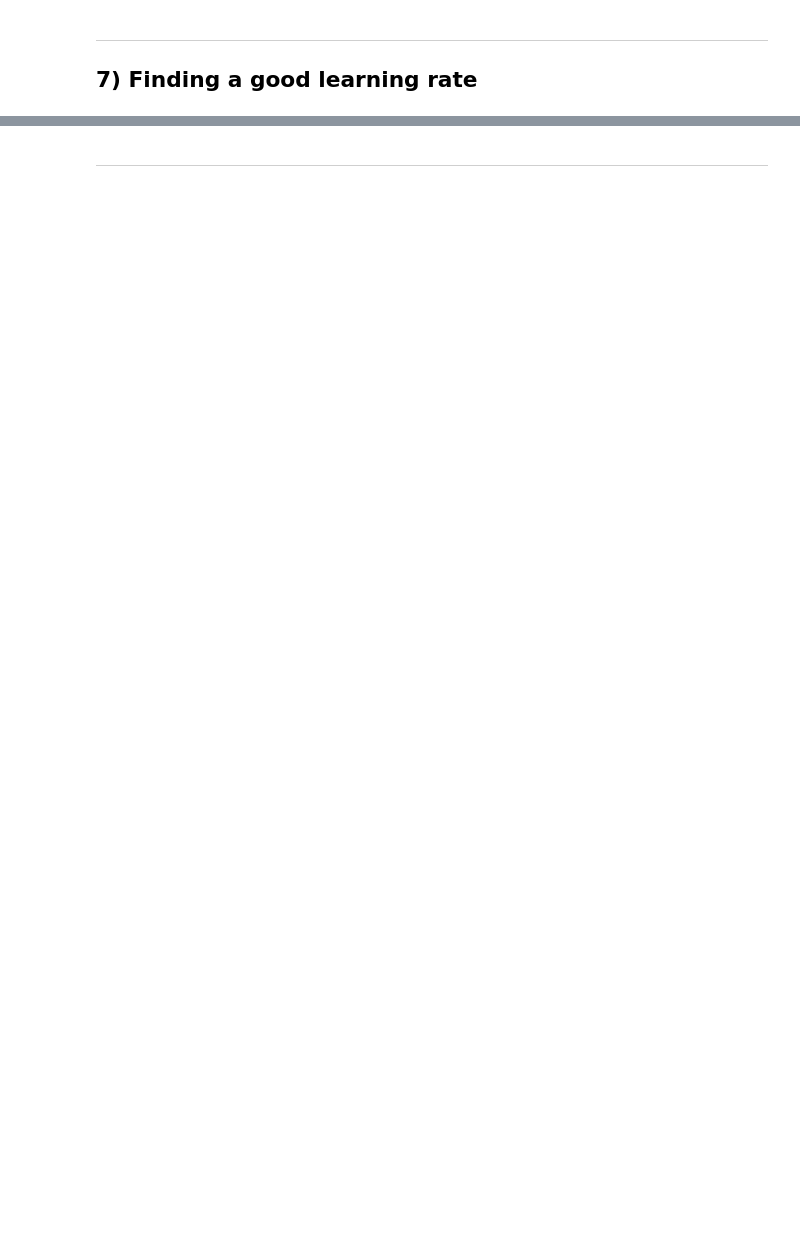
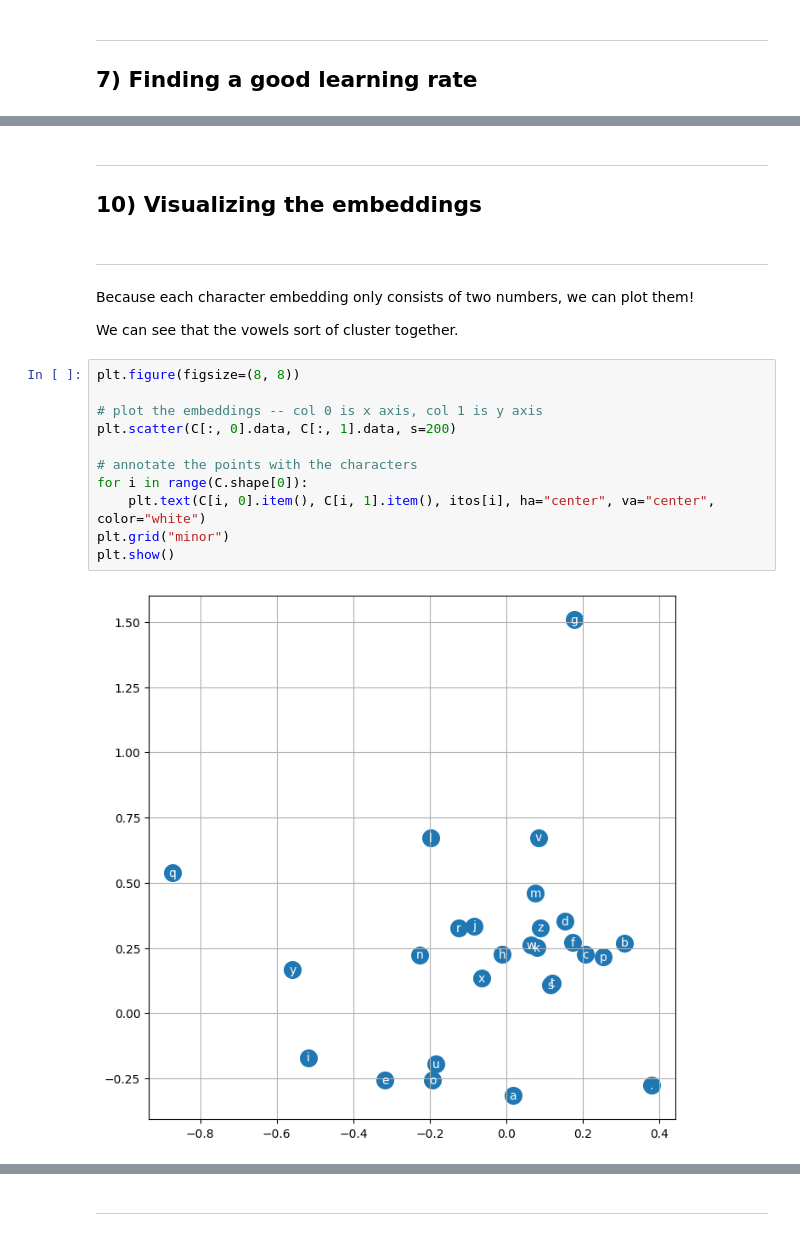
Before and after one commit to mkieffer1107/Karpathy-Zero-to-Hero-Notes, a Jupyter notebook: makemore/part_2_MLP.ipynb, the cells around one changed output, grey strips where cells are left out. Saved outputs shown, nothing was run; the diff lists cells and outputs as text; blank space fills up the shorter version.

```diff
--- a/makemore/part_2_MLP.ipynb
+++ b/makemore/part_2_MLP.ipynb
@@ -580,0 +889,22 @@ loss.item()
+# %% [markdown]
+---
+## 10) Visualizing the embeddings
+# %% [markdown]
+---
+
+Because each character embedding only consists of two numbers, we can plot them!
+
+We can see that the vowels sort of cluster together.
+# %%
+plt.figure(figsize=(8, 8))
+
+# plot the embeddings -- col 0 is x axis, col 1 is y axis
+plt.scatter(C[:, 0].data, C[:, 1].data, s=200)
+
+# annotate the points with the characters
+for i in range(C.shape[0]):
+    plt.text(C[i, 0].item(), C[i, 1].item(), itos[i], ha="center", va="center", color="white")
+plt.grid("minor")
+plt.show()
+# %% [output]
+[figure, added]
```
Also changed, not shown: parts of 64 cells of this notebook, 1 other file.
